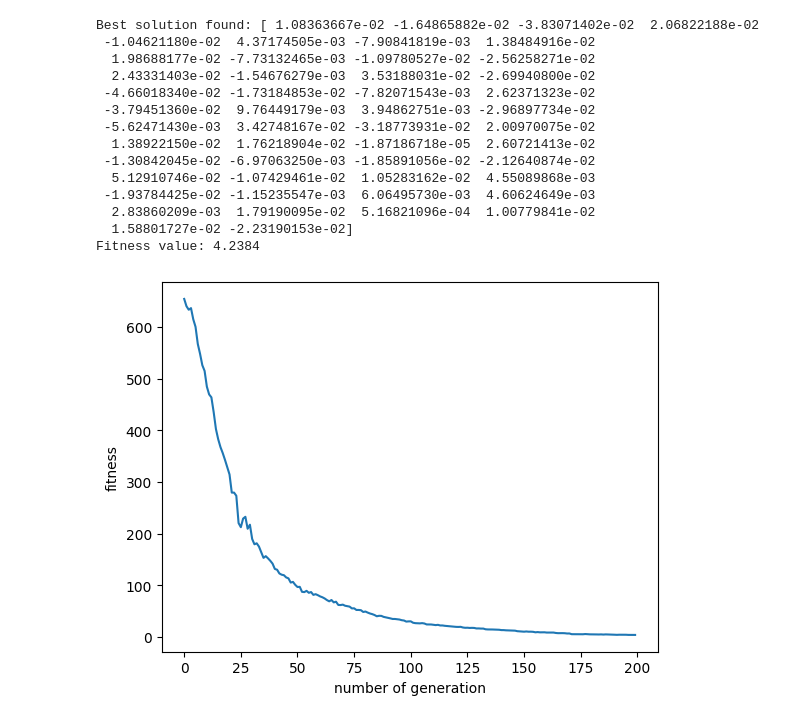
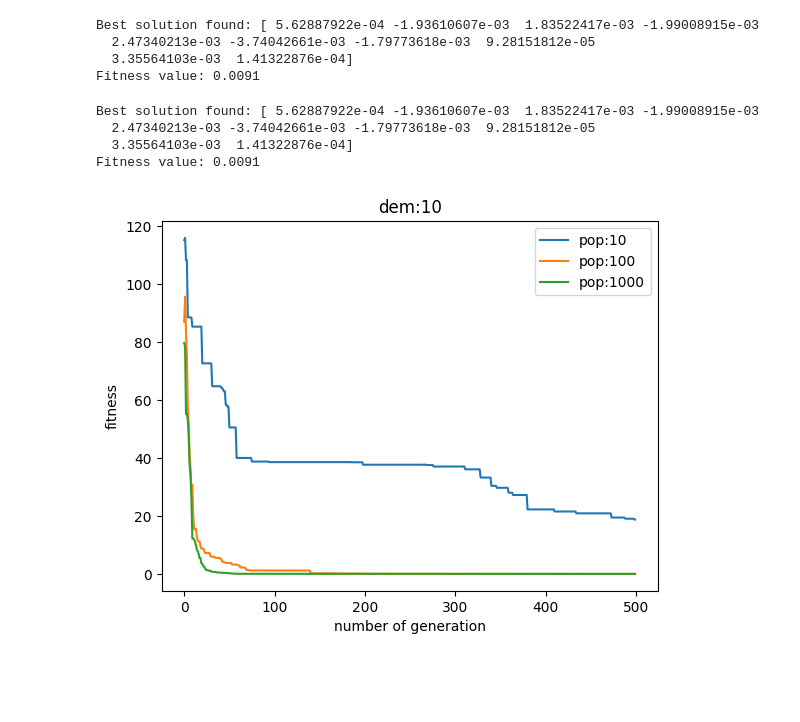
Before and after one commit to Tymin0912/AFC_GA, a Jupyter notebook: GA_Rastrigin/GA_rastrigin_function.ipynb, the cells around one changed output. Cells and saved outputs as stored; diff of their text form; code cells hidden in the pictures; blank space fills up the shorter version.

```diff
--- a/GA_Rastrigin/GA_rastrigin_function.ipynb
+++ b/GA_Rastrigin/GA_rastrigin_function.ipynb
@@ -5,8 +5,8 @@ import matplotlib.pyplot as plt
 # Parameters
 population_size = 1000   # Number of individuals in each generation
 num_parents = 500        # Number of parents selected to breed
-num_variables = 50        # Number of parameters to optimize (dimensions for Rastrigin)
-num_generations = 200    # Number of generations
+num_variables = 10        # Number of parameters to optimize (dimensions for Rastrigin)
+num_generations = 5000    # Number of generations
 crossover_rate = 0.8     # Probability of crossover
 mutation_rate = 0.01     # Probability of mutation
 mutation_range = 1       # Range of mutation
@@ -83,6 +83,8 @@ fit_plot = np.zeros(num_generations)
 
 for i in range(num_generations):
     fitness = calculate_fitness(population)
+    if np.min(fitness) <= 0.01:
+        break
     parents = population[np.argsort(fitness)[:num_parents]]         # min :numparents  max -num_parents:
 #    parents = population[np.argsort(fitness)[-num_parents:]]
 
@@ -92,27 +94,33 @@ for i in range(num_generations):
     best_fitness = np.min(fitness)  # min / max
     fit_plot[i] = best_fitness
    # print(f"Generation {generation}: Best Fitness = {best_fitness:.4f}")
-
-
-plt.plot(fit_plot)
-plt.ylabel("fitness")
-plt.xlabel("number of generation")
-best_solution = population[np.argmin(fitness)]
-print(f"\nBest solution found: {best_solution}")
-print(f"Fitness value: {rastrigin(best_solution):.4f}")
-# %% [output]
-Best solution found: [ 1.08363667e-02 -1.64865882e-02 -3.83071402e-02  2.06822188e-02
- -1.04621180e-02  4.37174505e-03 -7.90841819e-03  1.38484916e-02
-  1.98688177e-02 -7.73132465e-03 -1.09780527e-02 -2.56258271e-02
-  2.43331403e-02 -1.54676279e-03  3.53188031e-02 -2.69940800e-02
- -4.66018340e-02 -1.73184853e-02 -7.82071543e-03  2.62371323e-02
- -3.79451360e-02  9.76449179e-03  3.94862751e-03 -2.96897734e-02
- -5.62471430e-03  3.42748167e-02 -3.18773931e-02  2.00970075e-02
-  1.38922150e-02  1.76218904e-02 -1.87186718e-05  2.60721413e-02
- -1.30842045e-02 -6.97063250e-03 -1.85891056e-02 -2.12640874e-02
-  5.12910746e-02 -1.07429461e-02  1.05283162e-02  4.55089868e-03
- -1.93784425e-02 -1.15235547e-03  6.06495730e-03  4.60624649e-03
-  2.83860209e-03  1.79190095e-02  5.16821096e-04  1.00779841e-02
-  1.58801727e-02 -2.23190153e-02]
-Fitness value: 4.2384
-[figure, removed]
+# %%
+best_solution = population[np.argmin(fitness)]
+print(f"\nBest solution found: {best_solution}")
+print(f"Fitness value: {rastrigin(best_solution):.4f}")
+# %% [output]
+Best solution found: [ 5.62887922e-04 -1.93610607e-03  1.83522417e-03 -1.99008915e-03
+  2.47340213e-03 -3.74042661e-03 -1.79773618e-03  9.28151812e-05
+  3.35564103e-03  1.41322876e-04]
+Fitness value: 0.0091
+# %%
+#a=fit_plot
+#b=fit_plot
+c=fit_plot
+
+plt.plot(a,label="pop:10")
+plt.plot(b, label="pop:100")
+plt.plot(c,label="pop:1000")
+plt.ylabel("fitness")
+plt.xlabel("number of generation")
+plt.title("dem:10")
+plt.legend()
+best_solution = population[np.argmin(fitness)]
+print(f"\nBest solution found: {best_solution}")
+print(f"Fitness value: {rastrigin(best_solution):.4f}")
+# %% [output]
+Best solution found: [ 5.62887922e-04 -1.93610607e-03  1.83522417e-03 -1.99008915e-03
+  2.47340213e-03 -3.74042661e-03 -1.79773618e-03  9.28151812e-05
+  3.35564103e-03  1.41322876e-04]
+Fitness value: 0.0091
+[figure, added]
```
Also changed, not shown: parts of 1 cell of this notebook, 2 other files.
